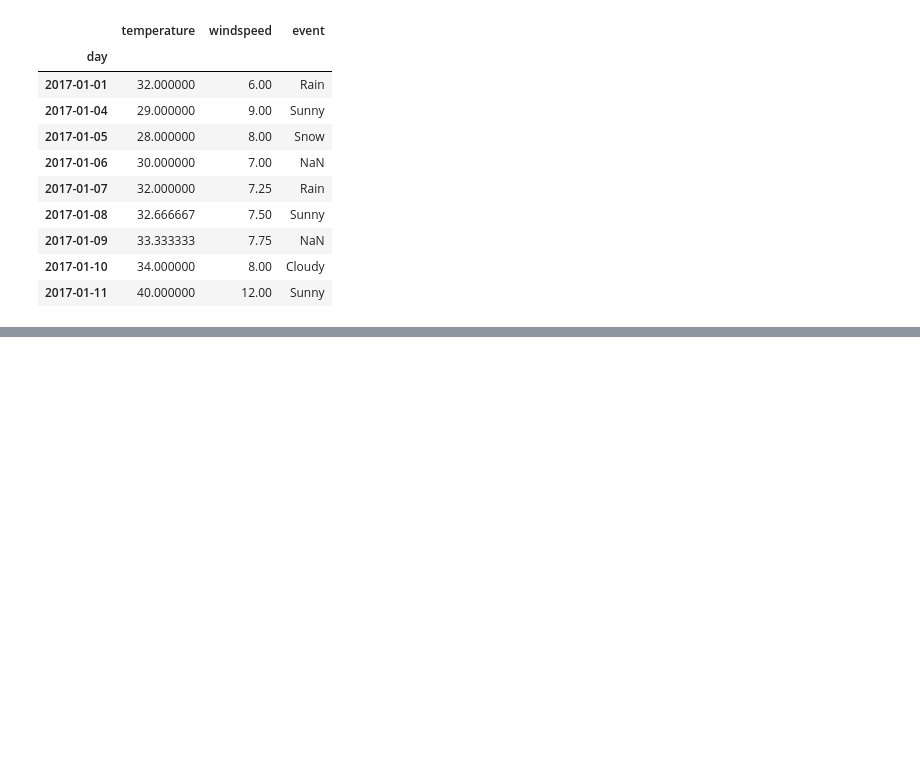
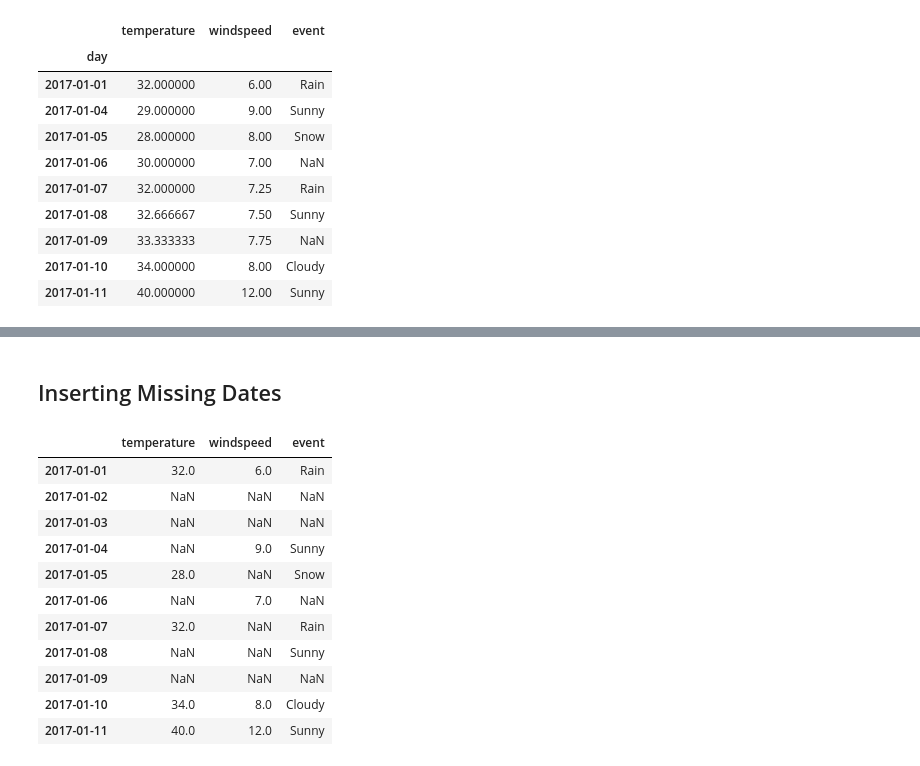
Before and after one commit to selvakumarj1807/PythonJupitarNotebook, a Jupyter notebook: Pandas/04HandlingMissingData/01HandlingMissingData.ipynb, the cells around one changed output, grey strips where cells are left out. Cells and saved outputs as stored; diff of their text form; code cells hidden in the pictures; blank space fills up the shorter version.

Commit message:
missing data handling

```diff
--- a/Pandas/HandlingMissingData/01HandlingMissingData.ipynb
+++ b/Pandas/04HandlingMissingData/01HandlingMissingData.ipynb
@@ -331,0 +376,20 @@ new_df
+# %% [markdown]
+Inserting Missing Dates
+-----------------------
+# %%
+dt = pd.date_range("01-01-2017","01-11-2017")
+idx = pd.DatetimeIndex(dt)
+df.reindex(idx)
+# %% [output]
+|  | temperature | windspeed | event |
+| 2017-01-01 | 32.0 | 6.0 | Rain |
+| 2017-01-02 | NaN | NaN | NaN |
+| 2017-01-03 | NaN | NaN | NaN |
+| 2017-01-04 | NaN | 9.0 | Sunny |
+| 2017-01-05 | 28.0 | NaN | Snow |
+| 2017-01-06 | NaN | 7.0 | NaN |
+| 2017-01-07 | 32.0 | NaN | Rain |
+| 2017-01-08 | NaN | NaN | Sunny |
+| 2017-01-09 | NaN | NaN | NaN |
+| 2017-01-10 | 34.0 | 8.0 | Cloudy |
+| 2017-01-11 | 40.0 | 12.0 | Sunny |
```
Also changed, not shown: parts of 8 cells of this notebook, 1 other file.
